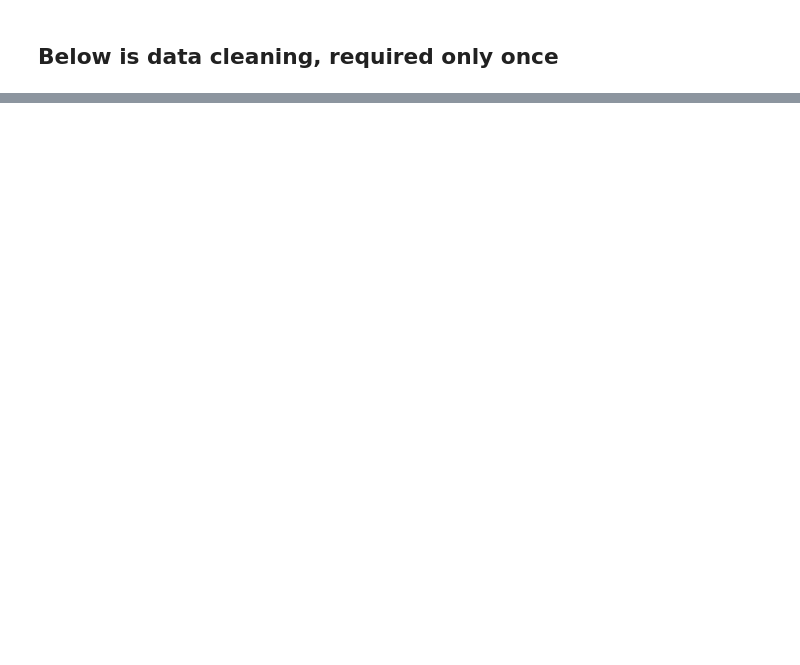
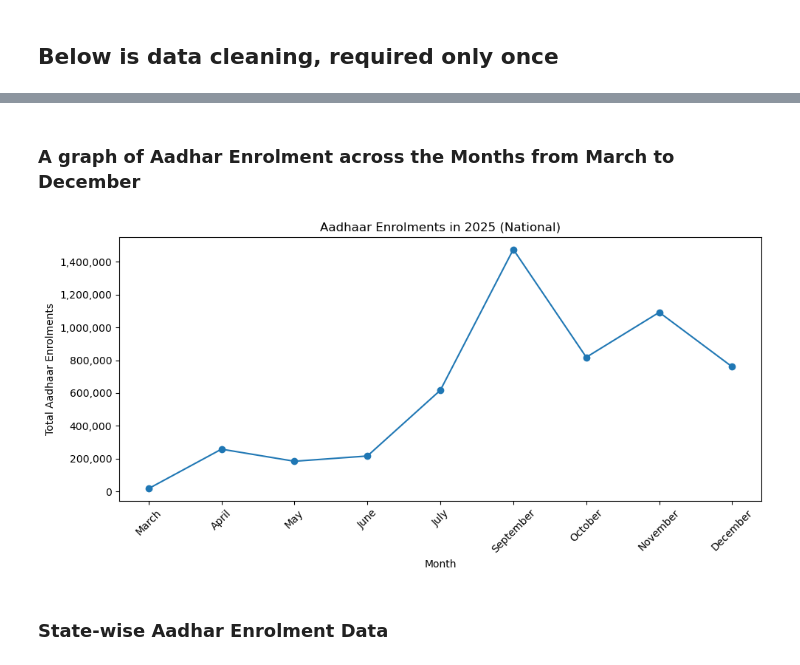
Before and after one commit to pranavdawara-py/aadhaar-analysis, a Jupyter notebook: notebooks/data_analysis.ipynb, the cells around one changed output, grey strips where cells are left out. Drawn from its saved outputs; the diff is of its cells as text; code cells hidden in the pictures; blank space fills up the shorter version.

```diff
--- a/notebooks/data_analysis.ipynb
+++ b/notebooks/data_analysis.ipynb
@@ -16,6 +18,8 @@ from pathlib import Path
 import matplotlib.pyplot as plt
 import matplotlib.ticker as mtick
 import numpy as np
+# plotting defaults (you can tweak)
+plt.rcParams["figure.dpi"] = 100
 base_dir = Path.cwd().parents[0]
 raw_dir = base_dir / "data" / "raw" #keep the orignal csv files in the {base_dir}/data/raw
 clean_dir = base_dir / "data" / "cleaned" #orignal might be having some duplicated data or typing errors we will fix them in new csvs and put new csvs in (base_dir}/data/cleaned
@@ -606,8 +917,7 @@ df_clean
 # %%
 monthly_national = (
-    df_clean.groupby("month", as_index=False)["total_enrolments"]
+    df_clean.groupby(["month_order", "month"], as_index=False)["total_enrolments"]
       .sum()
-      .sort_values("month")
+      .sort_values("month_order")
 )
-
 monthly_national
@@ -614,20 +935,26 @@ monthly_national
+# %% [markdown]
+### A graph of Aadhar Enrolment across the Months from March to December
 # %%
 plt.figure(figsize=(10,5))
 plt.plot(
     monthly_national["month"].astype(str),
     monthly_national["total_enrolments"],
     marker='o'
 )
 plt.xticks(rotation=45)
 plt.xlabel("Month")
 plt.ylabel("Total Aadhaar Enrolments")
-plt.title("Monthly Aadhaar Enrolments in 2025 (National)")
+plt.title("Aadhaar Enrolments in 2025 (National)")
 
 # Force exact numbers on y-axis
 plt.gca().yaxis.set_major_formatter(mtick.StrMethodFormatter('{x:,.0f}'))
 
 plt.tight_layout()
 plt.show()
+# %% [output]
+[figure, added]
+# %% [markdown]
+### State-wise Aadhar Enrolment Data
 # %%
 # Group by state and sum age-group counts
 state_age = (
```
Also changed, not shown: parts of 53 cells of this notebook.
